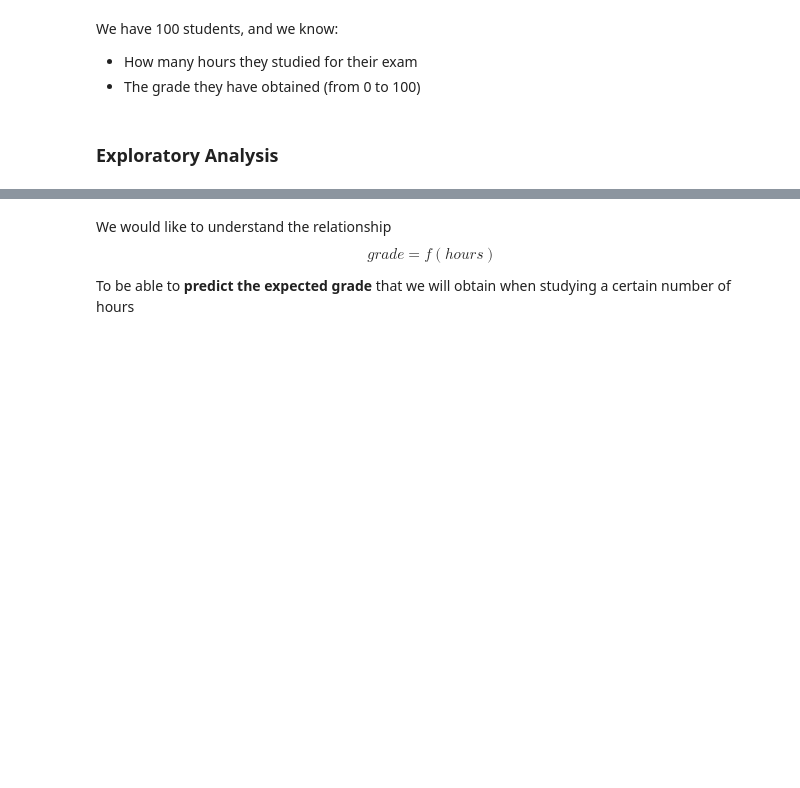
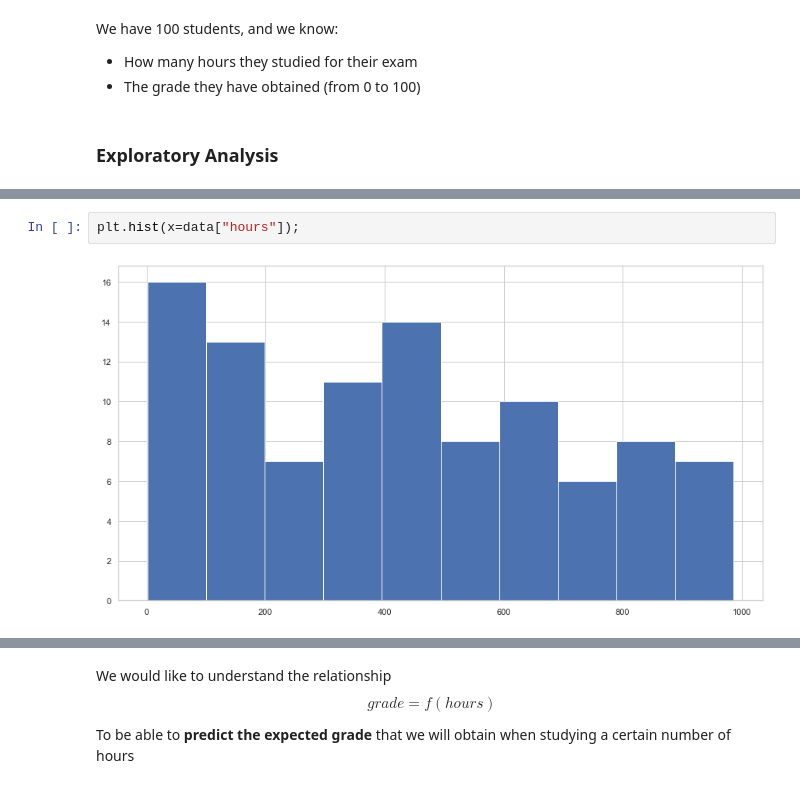
Before and after one commit to Ironhack-data-bcn-oct-2022/lectures, a Jupyter notebook: week-6/02 - Linear regression.ipynb, the cells around one changed output, grey strips where cells are left out. Drawn from its saved outputs; the diff is of its cells as text; blank space fills up the shorter version.

```diff
--- a/week-6/02 - Linear regression.ipynb
+++ b/week-6/02 - Linear regression.ipynb
@@ -34,0 +104,4 @@ We have 100 students, and we know:
+# %%
+plt.hist(x=data["hours"]);
+# %% [output]
+[figure, added]
```
Also changed, not shown: parts of 37 cells of this notebook.
